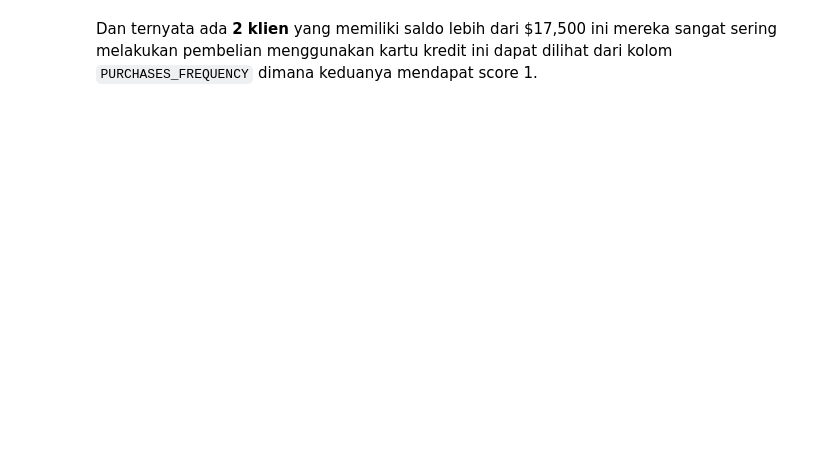
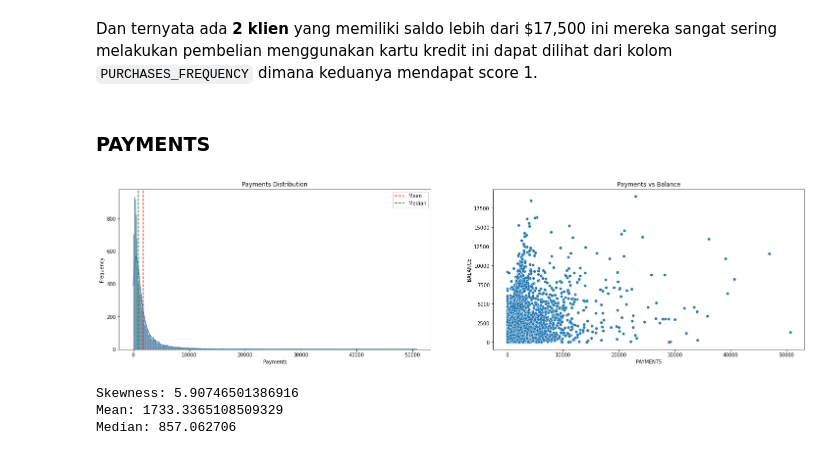
Before and after one commit to Penzragon/h8dsft_P1W3Cls, a Jupyter notebook: script.ipynb, the cells around one changed output. Saved outputs shown, nothing was run; the diff lists cells and outputs as text; code cells hidden in the pictures; blank space fills up the shorter version.

Commit message:
Add payments EDA

```diff
--- a/script.ipynb
+++ b/script.ipynb
@@ -316,3 +316,27 @@ cc[cc.BALANCE > 17500]
 | 4140 | 18495.55855 | 1.0 | 5288.28 | 3657.30 | 1630.98 | 0.0 | ... |
 # %% [markdown]
 Dan ternyata ada **2 klien** yang memiliki saldo lebih dari $17,500 ini mereka sangat sering melakukan pembelian menggunakan kartu kredit ini dapat dilihat dari kolom `PURCHASES_FREQUENCY` dimana keduanya mendapat score 1.
+# %% [markdown]
+### PAYMENTS
+# %%
+plt.figure(figsize=(25, 6))
+plt.subplot(1, 2, 1)
+sns.histplot(x='PAYMENTS', data=cc, kde=True)
+plt.axvline(x=cc.PAYMENTS.mean(), color='red', linestyle='--', label='Mean')
+plt.axvline(x=cc.PAYMENTS.median(), color='green', linestyle='--', label='Median')
+plt.title('Payments Distribution')
+plt.xlabel('Payments')
+plt.ylabel('Frequency')
+plt.legend()
+plt.subplot(1, 2, 2)
+sns.scatterplot(x='PAYMENTS', y='BALANCE', data=cc)
+plt.title('Payments vs Balance')
+plt.show()
+print(f'Skewness: {cc.PAYMENTS.skew()}')
+print(f'Mean: {cc.PAYMENTS.mean()}')
+print(f'Median: {cc.PAYMENTS.median()}')
+# %% [output]
+[figure, added]
+Skewness: 5.90746501386916
+Mean: 1733.3365108509329
+Median: 857.062706
```
Also changed, not shown: parts of 1 cell of this notebook.
